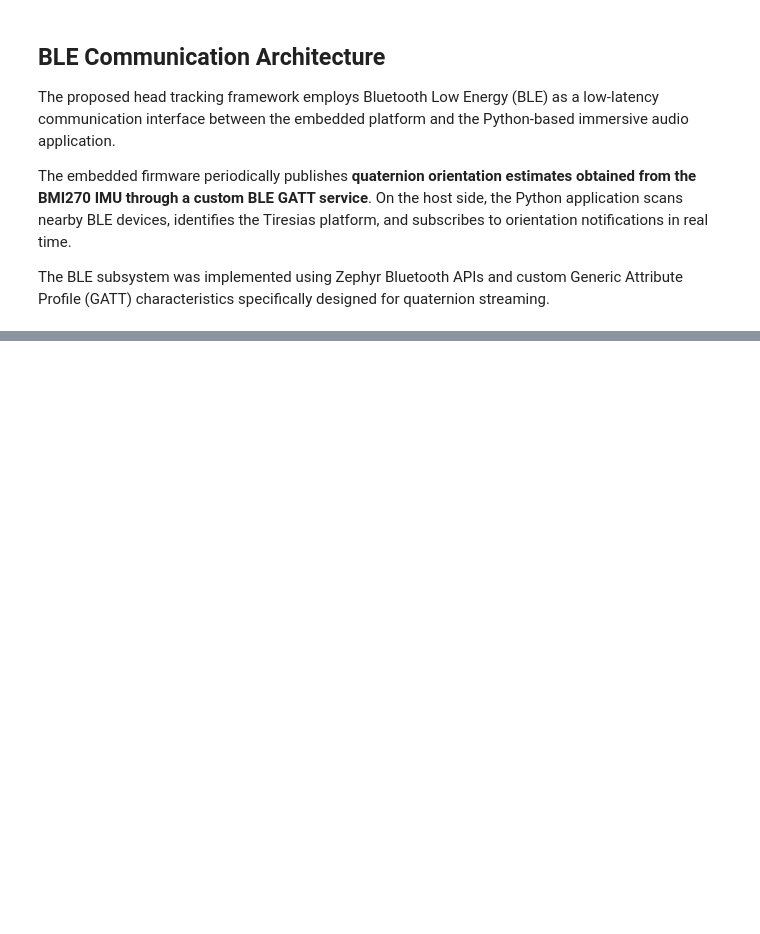
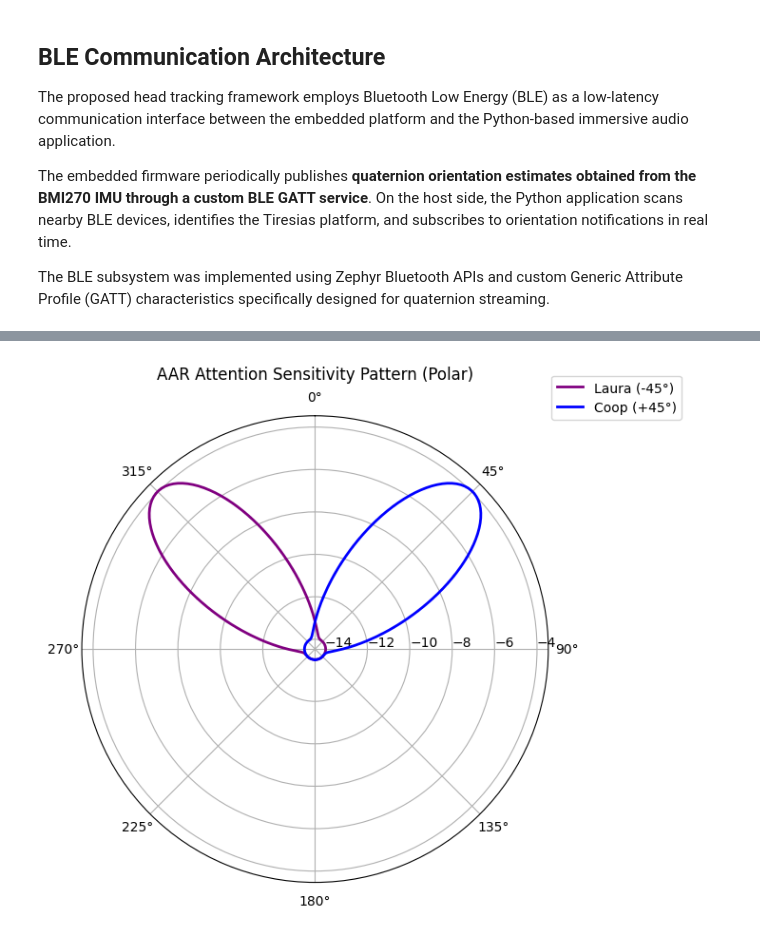
Before and after one commit to joaocolombari/yaw-walk-with-me, a Jupyter notebook: main.ipynb, the cells around one changed output, grey strips where cells are left out. Cells and saved outputs as stored; diff of their text form; code cells hidden in the pictures; blank space fills up the shorter version.

```diff
--- a/main.ipynb
+++ b/main.ipynb
@@ -266,0 +374,15 @@ This dynamic spatial rendering stage is fundamental to preserving stable localiz
+# %%
+import numpy as np
+import matplotlib.pyplot as plt
+import aar_core
+
+# Simulation Parameters
+ATTENTION_SIGMA = 20
+ATTENTION_BOOST_DB = 10.0
+REFERENCE_DISTANCE = 1.0
+
+# Sources placed 5 meters away
+sources = [
+    {"name": "Laura", "pos": np.array([3.53, -3.53, 0.])}, # -45 degrees
+    {"name": "Coop",  "pos": np.array([3.53, 3.53, 0.])}   # +45 degrees
+]
@@ -266,0 +395,40 @@ This dynamic spatial rendering stage is fundamental to preserving stable localiz
+# %%
+# Simulate looking around in 360 degrees
+yaws = np.linspace(-180, 180, 360)
+gains_laura = []
+gains_coop = []
+
+for yaw in yaws:
+    # Rotate the head purely on the Yaw axis
+    q = aar_core.euler_to_quaternion(0, 0, yaw)
+
+    # Calculate attention
+    attention_data = aar_core.compute_attention(q, sources, REFERENCE_DISTANCE, ATTENTION_SIGMA, ATTENTION_BOOST_DB)
+
+    # Extract linear gains
+    for name, gain, _, _, _ in attention_data:
+        if name == "Laura": gains_laura.append(gain)
+        if name == "Coop": gains_coop.append(gain)
+
+# Convert linear gain back to decibels for plotting
+# (Adding a tiny offset to prevent log10(0) if gain drops to absolute 0)
+db_laura = 20 * np.log10(np.maximum(gains_laura, 1e-5))
+db_coop = 20 * np.log10(np.maximum(gains_coop, 1e-5))
+
+# Plotting the Polar Pattern
+fig, ax = plt.subplots(subplot_kw={'projection': 'polar'}, figsize=(8, 6))
+angles = np.radians(yaws)
+
+ax.plot(angles, db_laura, label='Laura (-45°)', color='purple', linewidth=2)
+ax.plot(angles, db_coop, label='Coop (+45°)', color='blue', linewidth=2)
+
+ax.set_title("AAR Attention Sensitivity Pattern (Polar)", va='bottom')
+ax.set_theta_zero_location("N") # 0 degrees (forward) at the top
+ax.set_theta_direction(-1)      # Clockwise
+ax.set_rlabel_position(90)
+ax.legend(loc='upper right', bbox_to_anchor=(1.3, 1.1))
+
+plt.tight_layout()
+plt.show()
+# %% [output]
+[figure, added]
```
Also changed, not shown: parts of 18 cells of this notebook, 5 other files.
